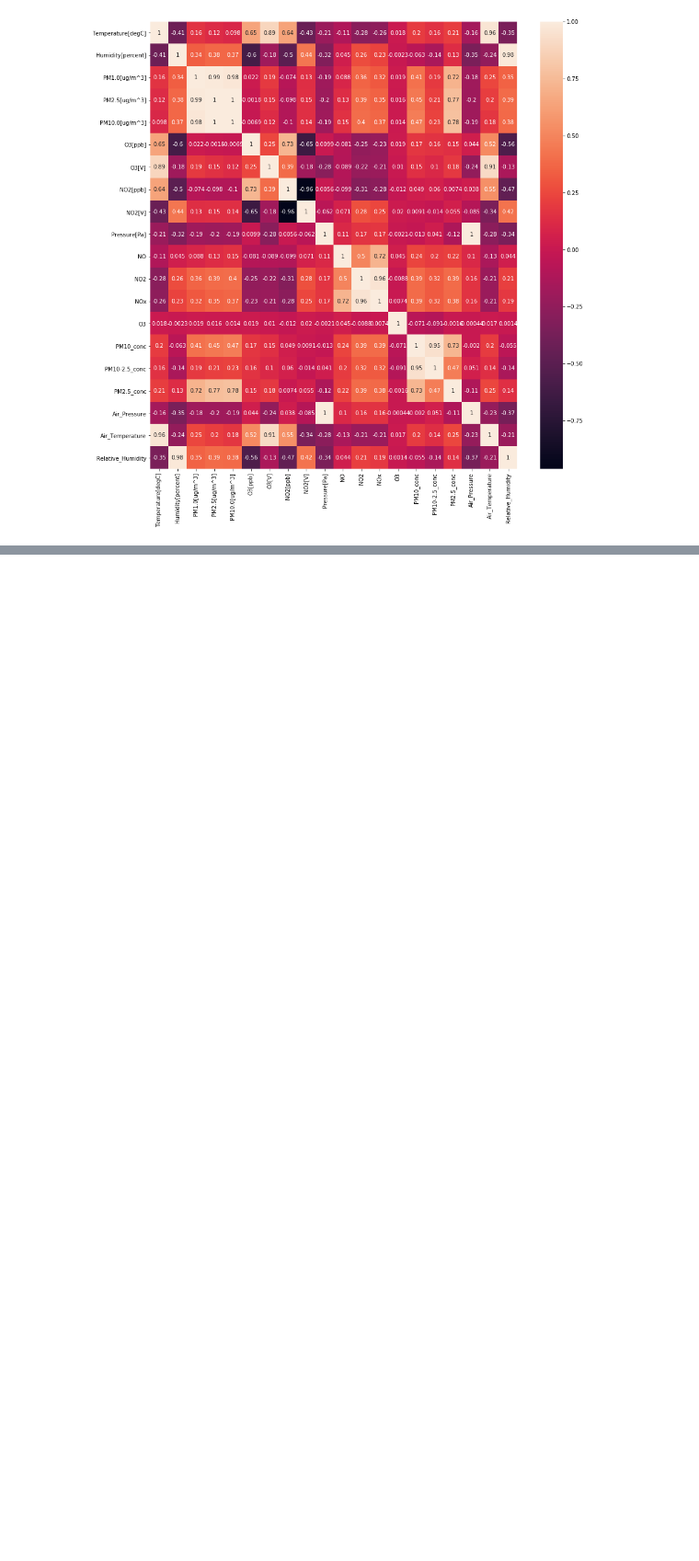
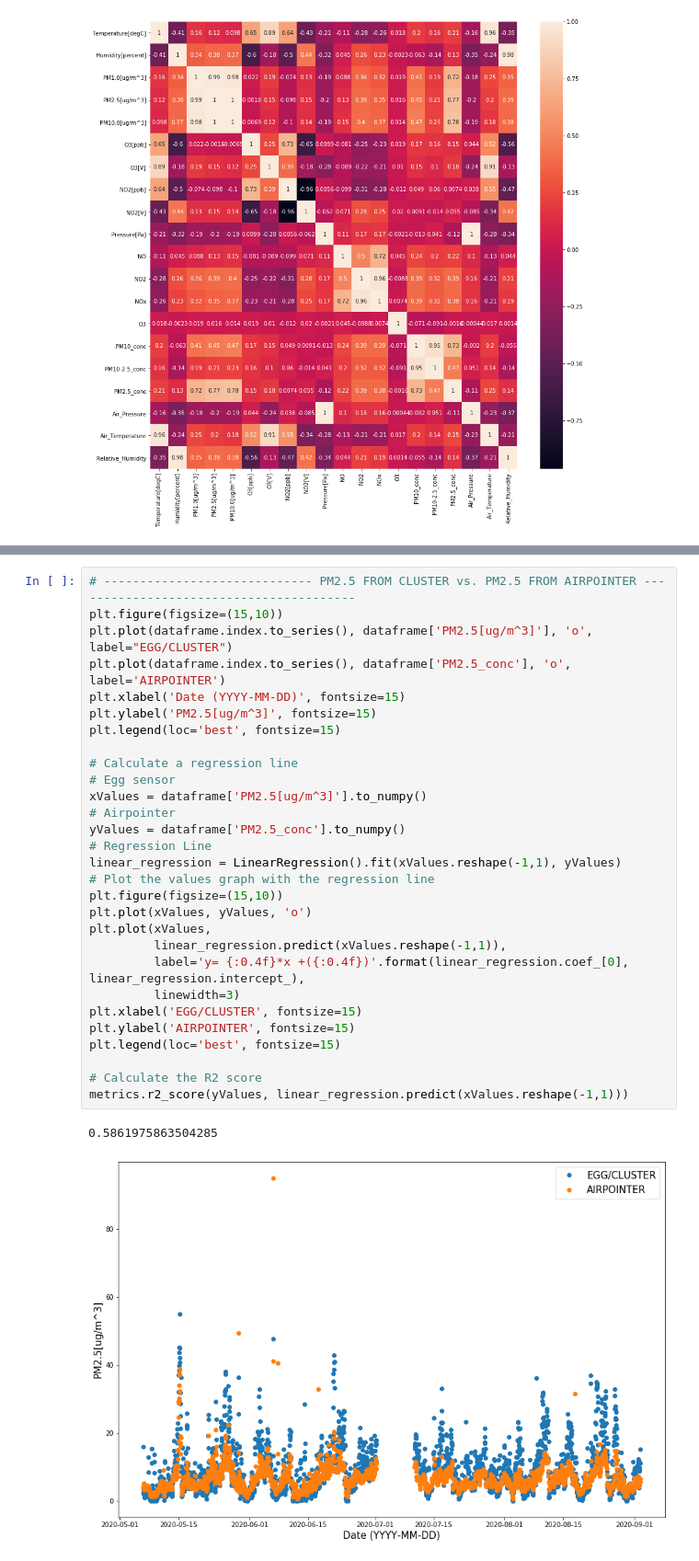
Before and after one commit to JonathanALevine/AQEggs, a Jupyter notebook: Egg1Features.ipynb, the cells around one changed output, grey strips where cells are left out. Shown at 92% size. Drawn from its saved outputs; the diff is of its cells as text; blank space fills up the shorter version.

```diff
--- a/Egg1Features.ipynb
+++ b/Egg1Features.ipynb
@@ -92,0 +157,32 @@ metrics.r2_score(yValues, linear_regression.predict(xValues.reshape(-1,1)))
+# %%
+# ----------------------------- PM2.5 FROM CLUSTER vs. PM2.5 FROM AIRPOINTER ----------------------------------------
+plt.figure(figsize=(15,10))
+plt.plot(dataframe.index.to_series(), dataframe['PM2.5[ug/m^3]'], 'o', label="EGG/CLUSTER")
+plt.plot(dataframe.index.to_series(), dataframe['PM2.5_conc'], 'o', label='AIRPOINTER')
+plt.xlabel('Date (YYYY-MM-DD)', fontsize=15)
+plt.ylabel('PM2.5[ug/m^3]', fontsize=15)
+plt.legend(loc='best', fontsize=15)
+
+# Calculate a regression line
+# Egg sensor
+xValues = dataframe['PM2.5[ug/m^3]'].to_numpy()
+# Airpointer
+yValues = dataframe['PM2.5_conc'].to_numpy()
+# Regression Line
+linear_regression = LinearRegression().fit(xValues.reshape(-1,1), yValues)
+# Plot the values graph with the regression line
+plt.figure(figsize=(15,10))
+plt.plot(xValues, yValues, 'o')
+plt.plot(xValues,
+         linear_regression.predict(xValues.reshape(-1,1)),
+         label='y= {:0.4f}*x +({:0.4f})'.format(linear_regression.coef_[0], linear_regression.intercept_),
+         linewidth=3)
+plt.xlabel('EGG/CLUSTER', fontsize=15)
+plt.ylabel('AIRPOINTER', fontsize=15)
+plt.legend(loc='best', fontsize=15)
+
+# Calculate the R2 score
+metrics.r2_score(yValues, linear_regression.predict(xValues.reshape(-1,1)))
+# %% [output]
+0.5861975863504285
+[figure, added]
```
Also changed, not shown: parts of 9 cells of this notebook.
